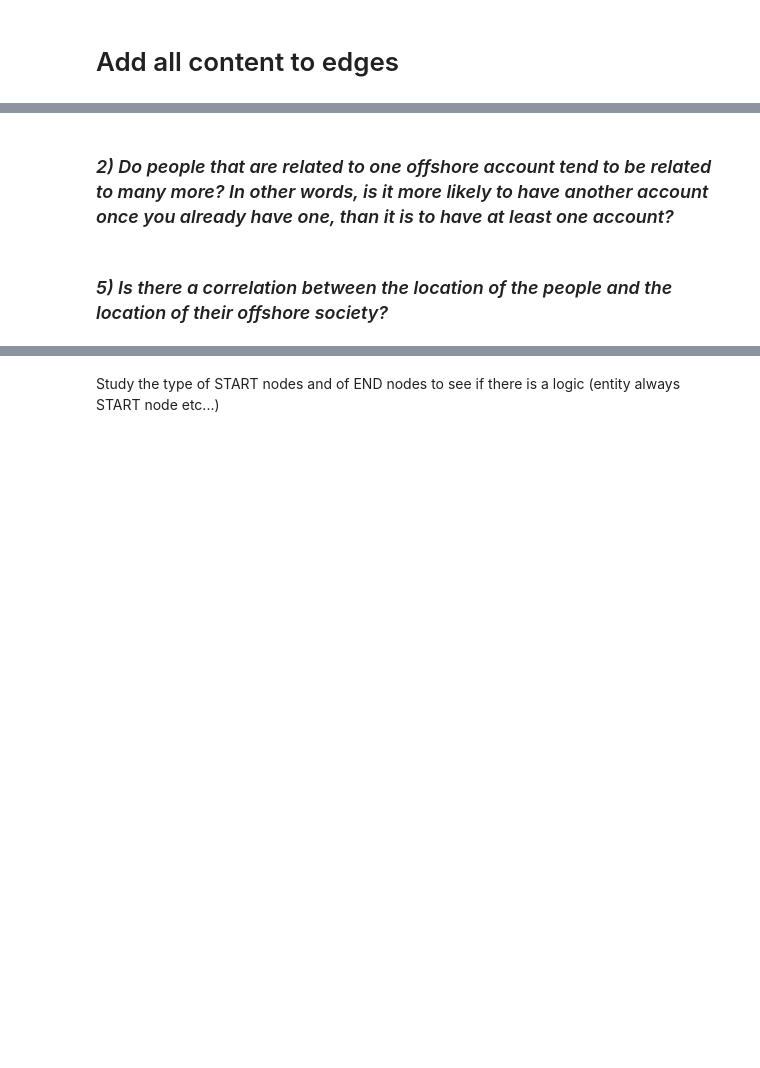
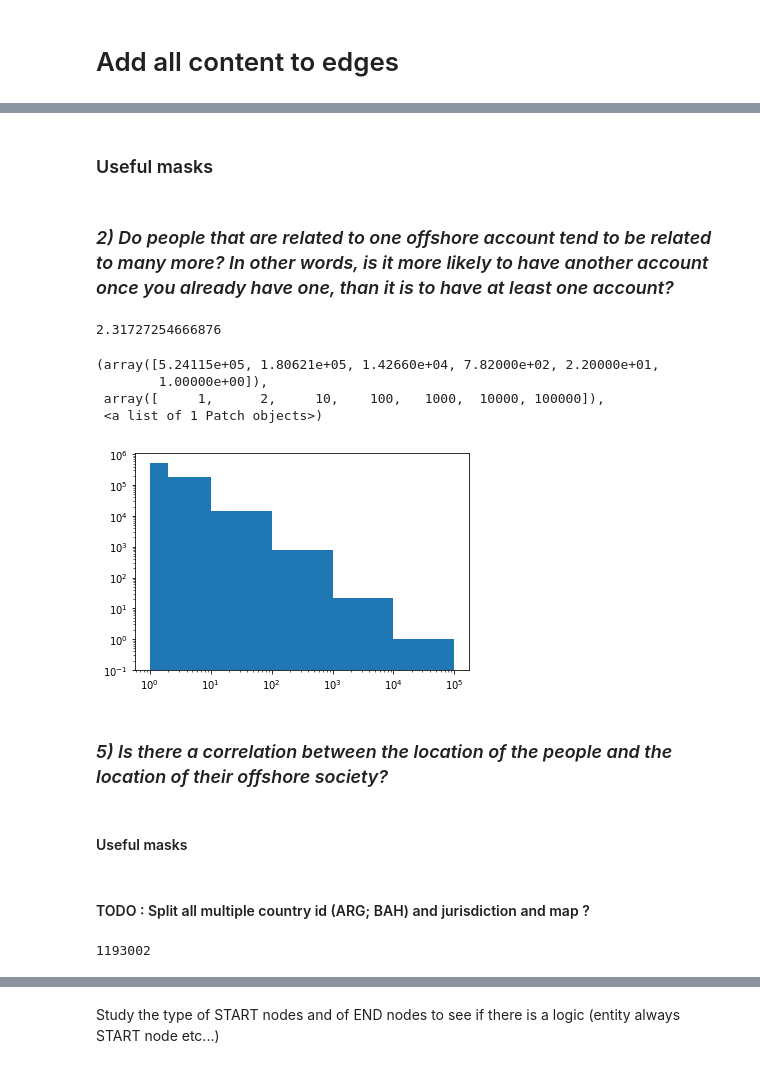
Before and after one commit to yymartin/ADA_Project_Cobra, a Jupyter notebook: Main.ipynb, the cells around one changed output, grey strips where cells are left out. Saved outputs shown, nothing was run; the diff lists cells and outputs as text; code cells hidden in the pictures; blank space fills up the shorter version.

```diff
--- a/Main.ipynb
+++ b/Main.ipynb
@@ -656,0 +634,2 @@ nodes.xs('other', level='type')
+# %% [markdown]
+### Useful masks
@@ -659,11 +656,17 @@ nodes.xs('other', level='type')
 # %%
-mask_officer_to_entity = (edges_completed['start_type'] == 'officer') & (edges_completed['end_type'] == 'entity')
-
 edges_officer_to_entity = edges_completed[mask_officer_to_entity]
 entities_per_officer = edges_officer_to_entity['START_ID'].value_counts()
 
+print(entities_per_officer.mean())
 
 plt.xscale('log')
-plt.hist(entities_per_officer, bins=[1, 2, 10, 100, 1000, 10000, 100000], histtype='step', log = True)
+plt.hist(entities_per_officer, bins=[1, 2, 10, 100, 1000, 10000, 100000], histtype='stepfilled', log = True)
+# %% [output]
+2.31727254666876
+(array([5.24115e+05, 1.80621e+05, 1.42660e+04, 7.82000e+02, 2.20000e+01,
+        1.00000e+00]),
+ array([     1,      2,     10,    100,   1000,  10000, 100000]),
+ <a list of 1 Patch objects>)
+[figure, added]
 # %% [markdown]
 ### *5) Is there a correlation between the location of the people and the location of their offshore society?*
@@ -673,0 +673,2 @@ edges_completed[(edges_completed['start_country'] != edges_completed['end_countr
+# %% [markdown]
+#### Useful masks
@@ -673,0 +681,7 @@ edges_completed[(edges_completed['start_country'] != edges_completed['end_countr
+# %% [markdown]
+#### TODO : Split all multiple country id (ARG; BAH) and jurisdiction and map ?
+# %%
+print(edges_q5['start_country'].count())
+#edges_q5['start_country'].str.split(';', expand=True)
+# %% [output]
+1193002
```
Also changed, not shown: parts of 19 cells of this notebook.
